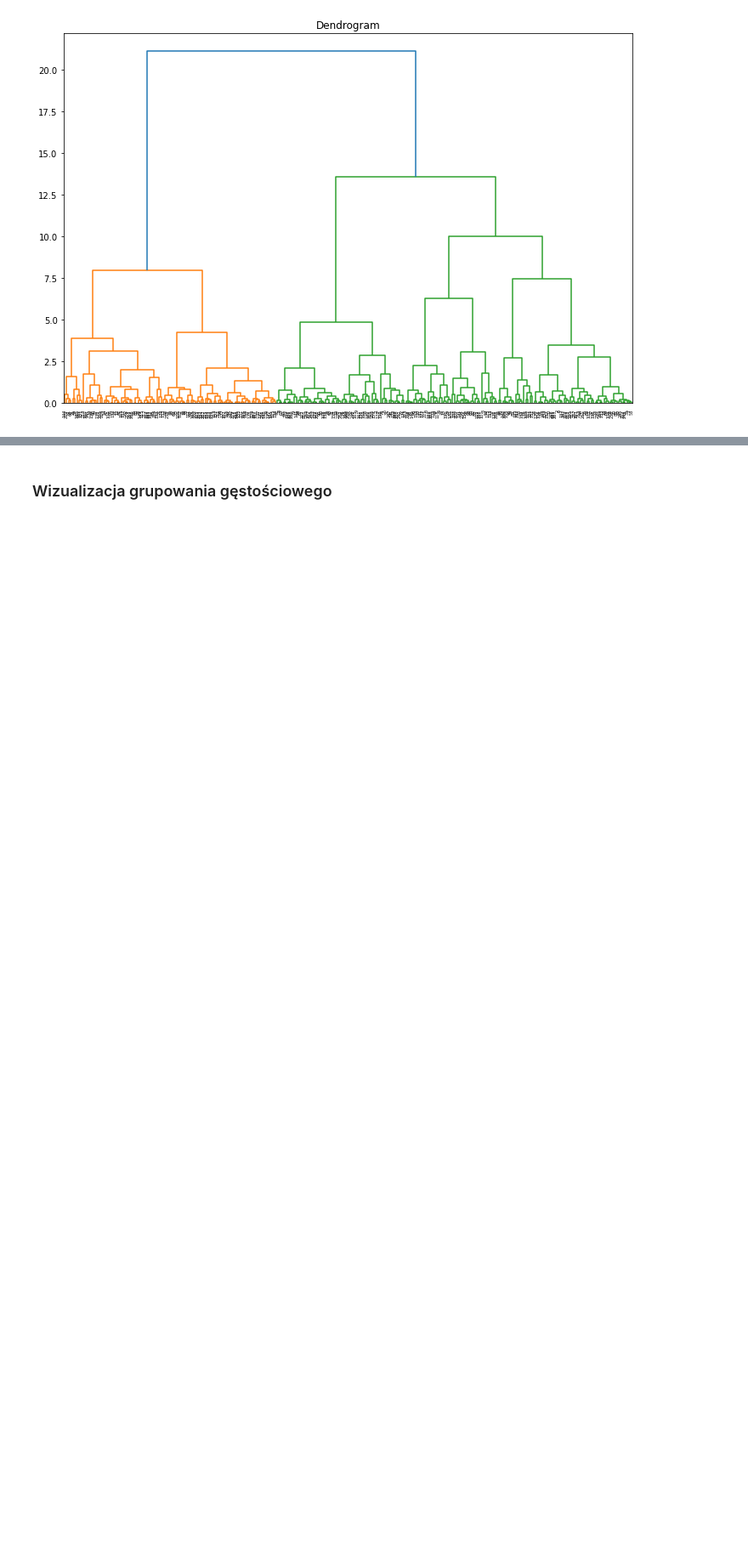
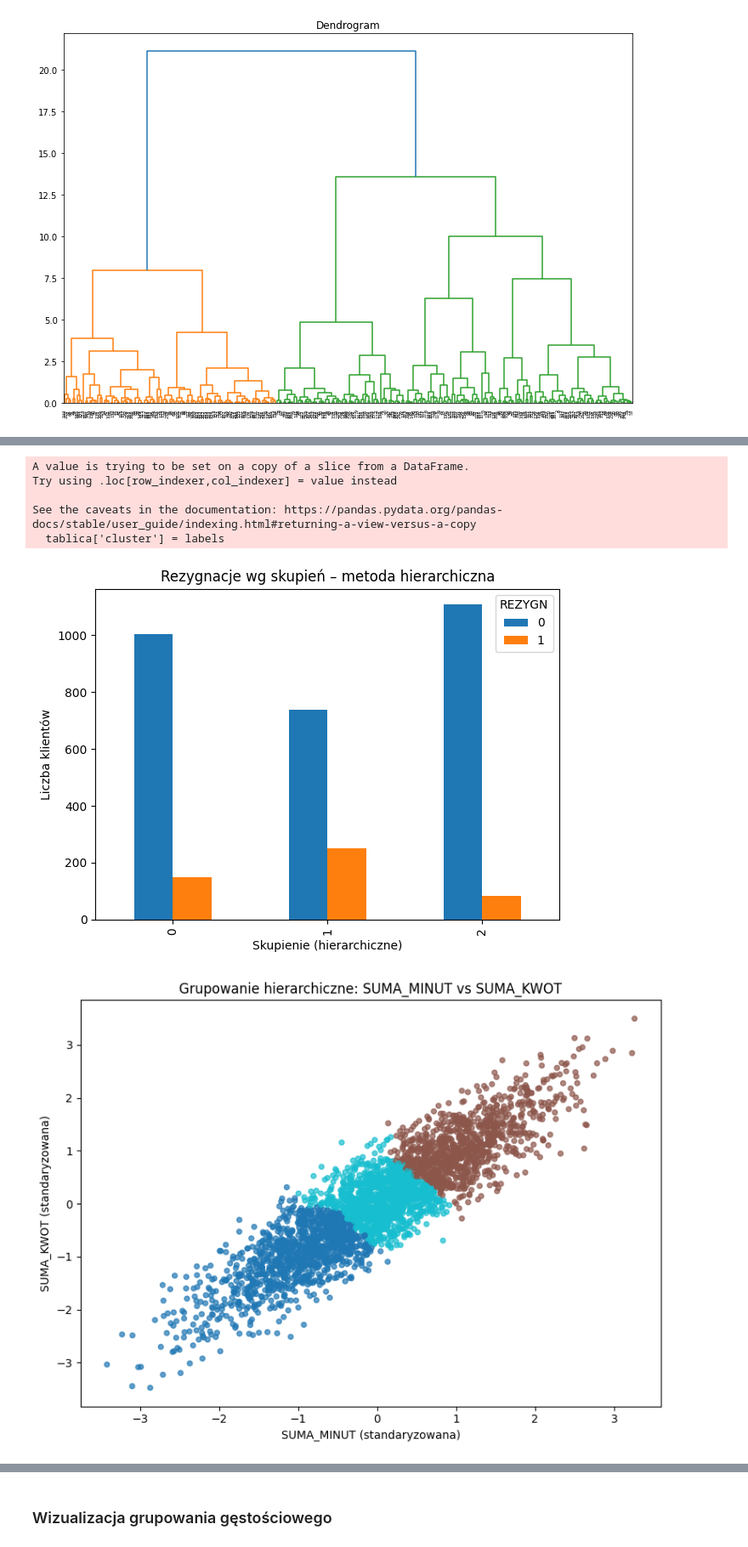
Before and after one commit to M3T1X1/UNIVERSITY, a Jupyter notebook: semester_5/data_exploration/praca_wlasna2/Grupowanie2025.ipynb, the cells around one changed output, grey strips where cells are left out. Shown at 85% size. Drawn from its saved outputs; the diff is of its cells as text; code cells hidden in the pictures; blank space fills up the shorter version.

```diff
--- a/semester_5/data_exploration/praca_wlasna2/Grupowanie2025.ipynb
+++ b/semester_5/data_exploration/praca_wlasna2/Grupowanie2025.ipynb
@@ -597,3 +597,53 @@ plt.show()
 #4. Wykonaj wizualizację w dwóch wymiarach wyniku grupowania pokazując kolory wierszy należacych do skupień
 
 #5. Porównać otrzymane skupienia ze skupieniami uzyskanymi w Zadaniu 2 (czy coś je łączy).
+
+import pandas as pd
+from sklearn.cluster import AgglomerativeClustering
+from sklearn.preprocessing import StandardScaler
+import matplotlib.pyplot as plt
+
+df = pd.read_csv('rezygnacje.csv')
+
+df['SUMA_MINUT'] = df['DZIEN_MIN'] + df['WIECZOR_MIN'] + df['NOC_MIN'] + df['MIEDZY_MIN']
+df['SUMA_KWOT']  = df['DZIEN_OPLATA'] + df['WIECZ_OPLATA'] + df['NOC_OPLATA'] + df['MIEDZY_OPLATA']
+
+tablica = df[['SUMA_MINUT', 'SUMA_KWOT', 'REZYGN']]
+tablica.to_csv('rezygnacje_wyn.csv', index = False)
+
+X = tablica[['SUMA_MINUT', 'SUMA_KWOT']].values
+
+scaler = StandardScaler()
+X_scaled = scaler.fit_transform(X)
+
+n_clu = 3
+
+ac = AgglomerativeClustering(n_clusters=n_clu, metric='euclidean')
+labels = ac.fit_predict(X_scaled)
+tablica['cluster'] = labels
+
+tab = pd.crosstab(tablica['cluster'], tablica['REZYGN'])
+print(tab)
+
+tab.plot(kind='bar')
+plt.xlabel('Skupienie (hierarchiczne)')
+plt.ylabel('Liczba klientów')
+plt.title('Rezygnacje wg skupień – metoda hierarchiczna')
+plt.tight_layout()
+plt.show()
+
+plt.figure(figsize=(8, 6))
+plt.scatter(
+    X_scaled[:, 0],
+    X_scaled[:, 1],
+    c=tablica['cluster'],
+    cmap='tab10',
+    s=20,
+    alpha=0.7
+)
+plt.xlabel('SUMA_MINUT (standaryzowana)')
+plt.ylabel('SUMA_KWOT (standaryzowana)')
+plt.title('Grupowanie hierarchiczne: SUMA_MINUT vs SUMA_KWOT')
+plt.tight_layout()
+plt.show()
+# %% [output]
@@ -600,3 +655,10 @@ plt.show()
+A value is trying to be set on a copy of a slice from a DataFrame.
+Try using .loc[row_indexer,col_indexer] = value instead
+
+See the caveats in the documentation: https://pandas.pydata.org/pandas-docs/stable/user_guide/indexing.html#returning-a-view-versus-a-copy
+  tablica['cluster'] = labels
+[figure, added]
+[figure, added]
 # %% [markdown]
 ## Grupowanie metodą gęstościową (algorytm DBSCAN) i etykietowanie obiektów testowych
 
```
Also changed, not shown: parts of 3 cells of this notebook, 6 other files.
